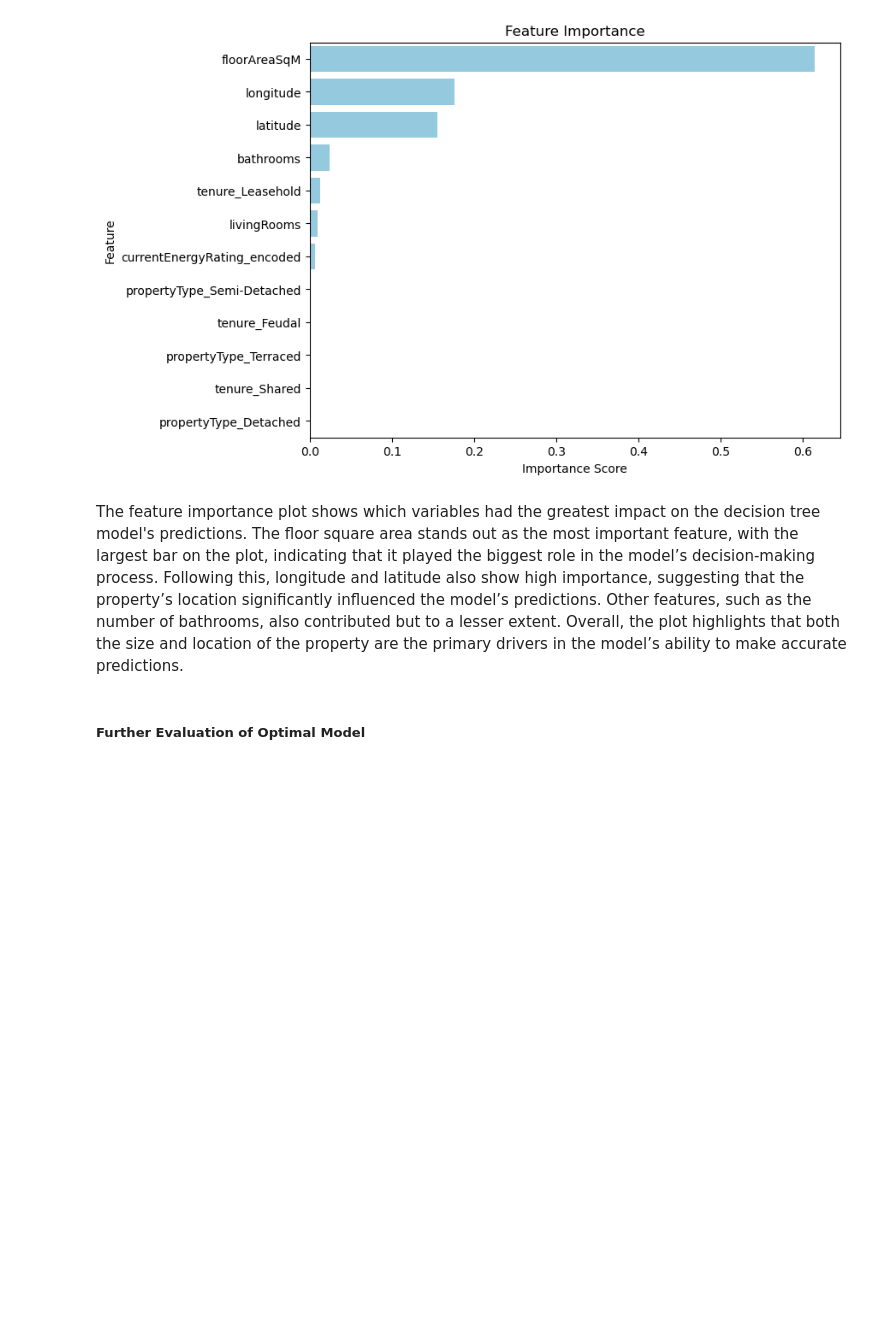
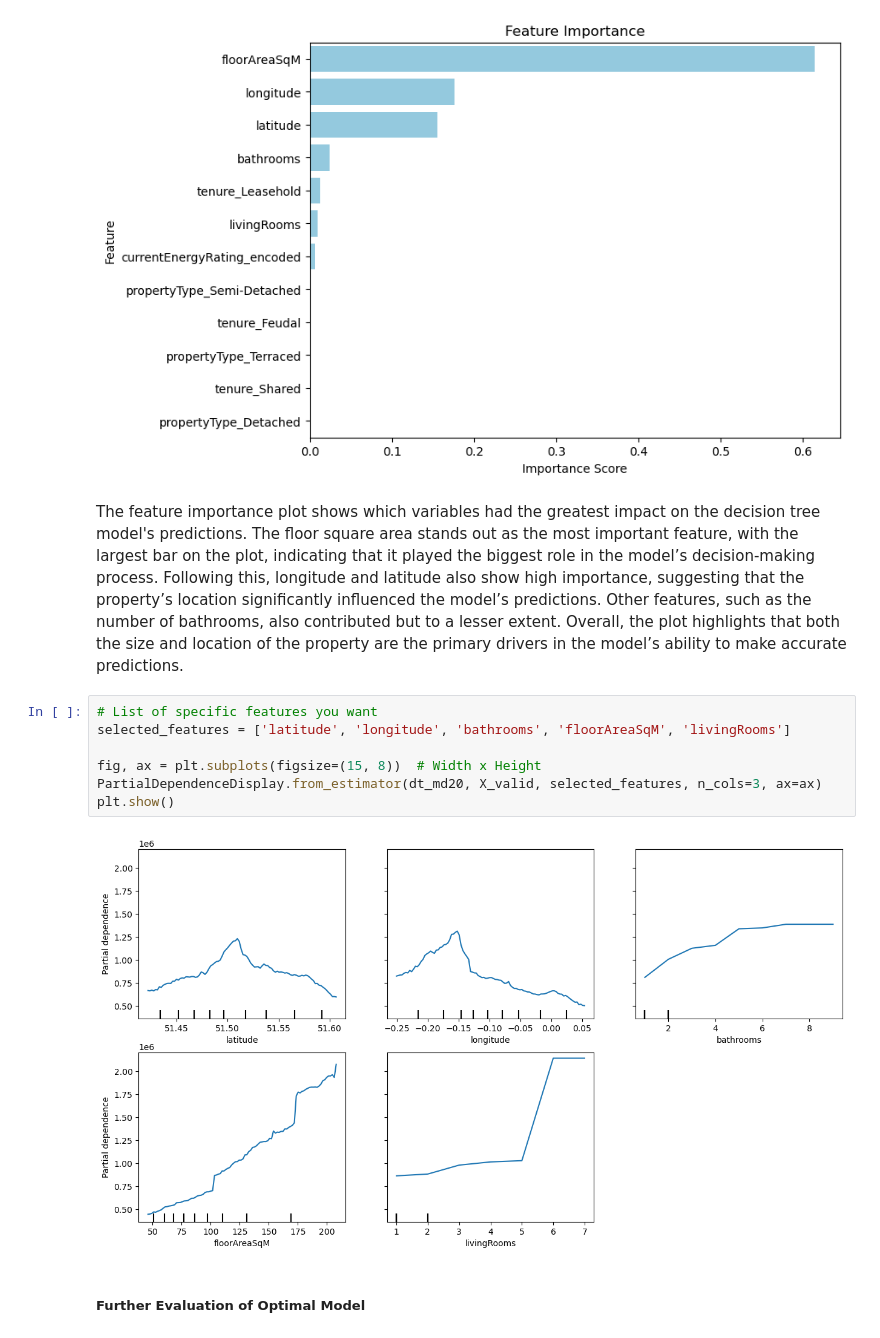
Before and after one commit to SanjayRaju2000/London-House-Price-Prediction, a Jupyter notebook: notebooks/05-non-linear-modelling.ipynb, the cells around one changed output. Drawn from its saved outputs; the diff is of its cells as text; blank space fills up the shorter version.

```diff
--- a/notebooks/05-non-linear-modelling.ipynb
+++ b/notebooks/05-non-linear-modelling.ipynb
@@ -301,6 +301,15 @@ plt.show()
 [figure]
 # %% [markdown]
 The feature importance plot shows which variables had the greatest impact on the decision tree model's predictions. The floor square area stands out as the most important feature, with the largest bar on the plot, indicating that it played the biggest role in the model’s decision-making process. Following this, longitude and latitude also show high importance, suggesting that the property’s location significantly influenced the model’s predictions. Other features, such as the number of bathrooms, also contributed but to a lesser extent. Overall, the plot highlights that both the size and location of the property are the primary drivers in the model’s ability to make accurate predictions.
+# %%
+# List of specific features you want
+selected_features = ['latitude', 'longitude', 'bathrooms', 'floorAreaSqM', 'livingRooms']
+
+fig, ax = plt.subplots(figsize=(15, 8))  # Width x Height
+PartialDependenceDisplay.from_estimator(dt_md20, X_valid, selected_features, n_cols=3, ax=ax)
+plt.show()
+# %% [output]
+[figure, added]
 # %% [markdown]
 ##### Further Evaluation of Optimal Model
 # %%
```
Also changed, not shown: parts of 12 cells of this notebook.
